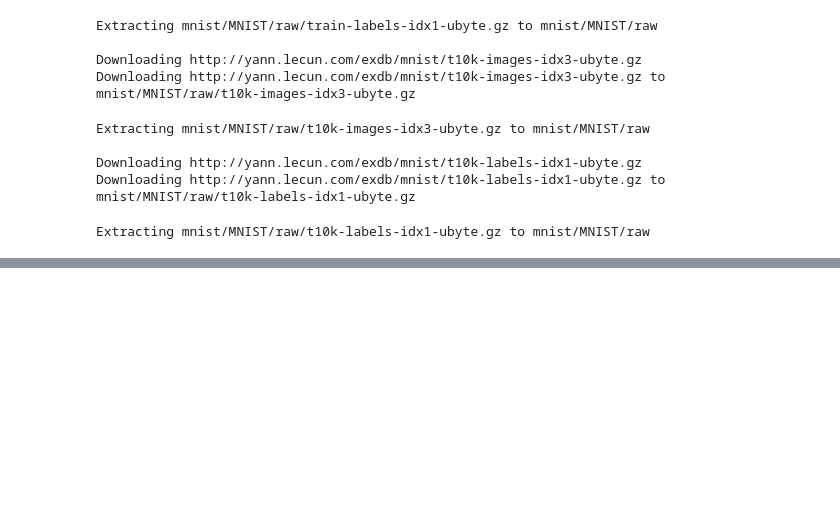
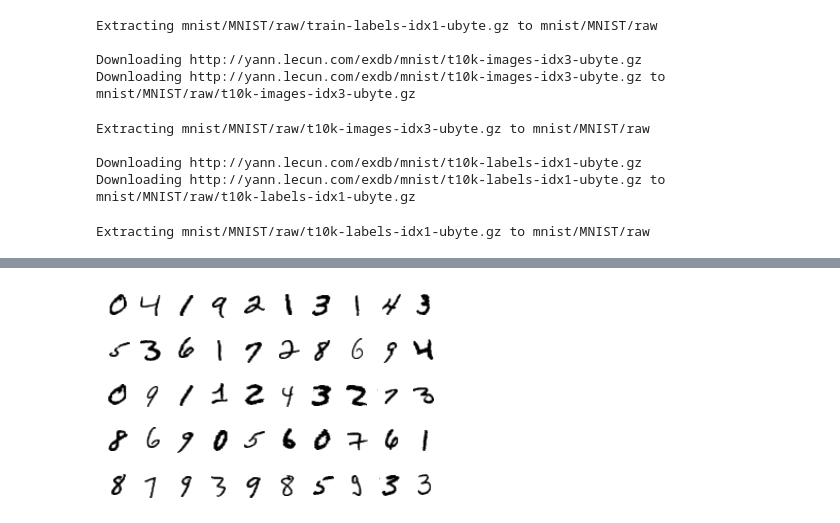
Before and after one commit to alexmacharia/deep_learning_projects, a Jupyter notebook: Pytorch_MNIST.ipynb, the cells around one changed output, grey strips where cells are left out. Drawn from its saved outputs; the diff is of its cells as text; code cells hidden in the pictures; blank space fills up the shorter version.

```diff
--- a/Pytorch_MNIST.ipynb
+++ b/Pytorch_MNIST.ipynb
@@ -55,0 +101,10 @@ Extracting mnist/MNIST/raw/t10k-labels-idx1-ubyte.gz to mnist/MNIST/raw
+# %%
+figure = plt.figure()
+num_of_images = 50
+
+for index in range(1, num_of_images + 1):
+  plt.subplot(5, 10, index)
+  plt.axis('off')
+  plt.imshow(trainset.data[index], cmap='gray_r')
+# %% [output]
+[figure, added]
```
Also changed, not shown: parts of 3 cells of this notebook.
